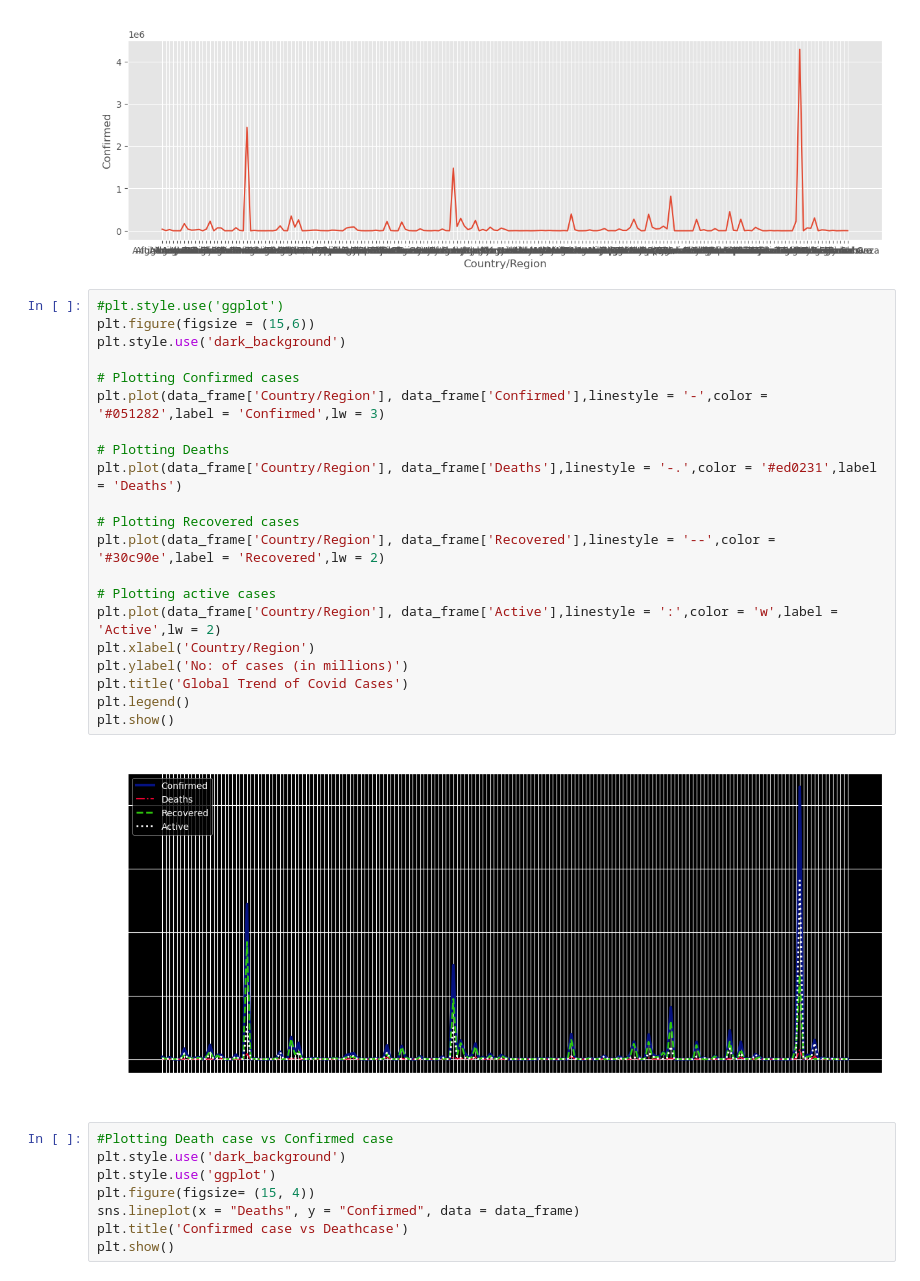
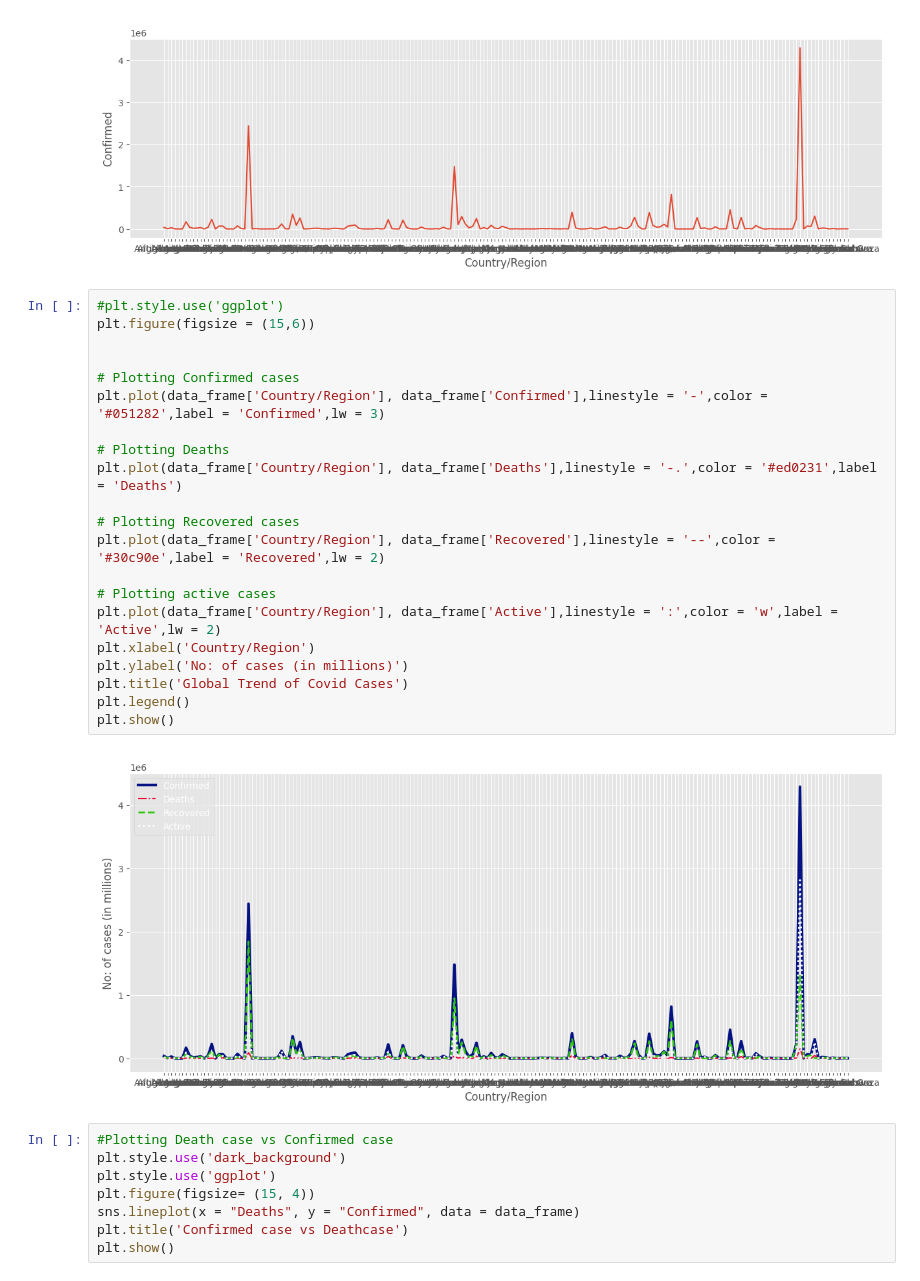
Before and after one commit to Gyawalisahaj/Covid19-Dataanalysis, a Jupyter notebook: Covid19.ipynb, the cells around one changed output. Drawn from its saved outputs; the diff is of its cells as text.

```diff
--- a/Covid19.ipynb
+++ b/Covid19.ipynb
@@ -325,26 +325,26 @@ plt.show()
 # %%
 #plt.style.use('ggplot')
 plt.figure(figsize = (15,6))
-plt.style.use('dark_background')
+
 
 # Plotting Confirmed cases
 plt.plot(data_frame['Country/Region'], data_frame['Confirmed'],linestyle = '-',color = '#051282',label = 'Confirmed',lw = 3)
 
 # Plotting Deaths
 plt.plot(data_frame['Country/Region'], data_frame['Deaths'],linestyle = '-.',color = '#ed0231',label = 'Deaths')
 
 # Plotting Recovered cases
 plt.plot(data_frame['Country/Region'], data_frame['Recovered'],linestyle = '--',color = '#30c90e',label = 'Recovered',lw = 2)
 
 # Plotting active cases
 plt.plot(data_frame['Country/Region'], data_frame['Active'],linestyle = ':',color = 'w',label = 'Active',lw = 2)
 plt.xlabel('Country/Region')
 plt.ylabel('No: of cases (in millions)')
 plt.title('Global Trend of Covid Cases')
 plt.legend()
 plt.show()
 # %% [output]
-[figure, old version]
+[figure, new version]
 # %%
 #Plotting Death case vs Confirmed case
 plt.style.use('dark_background')
```
Also changed, not shown: parts of 12 cells of this notebook.
